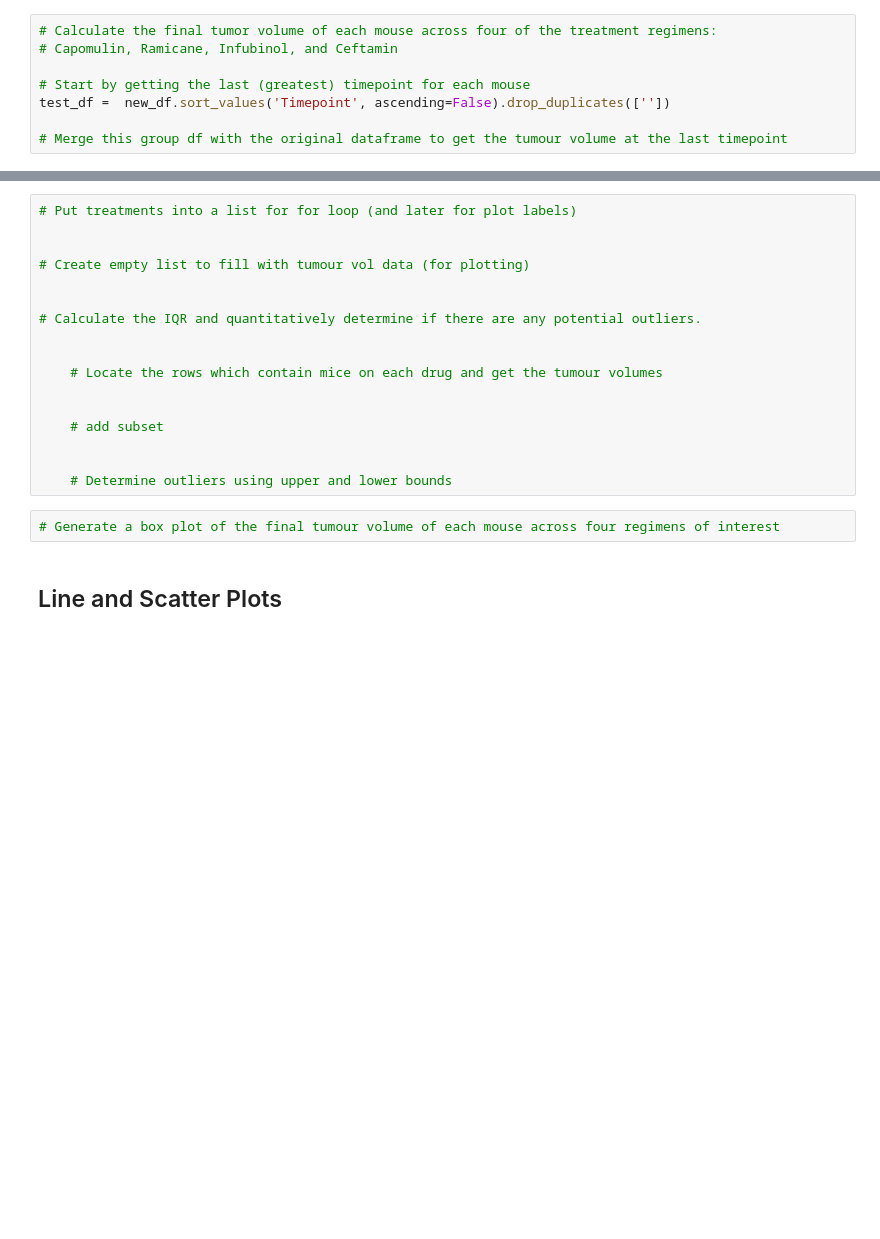
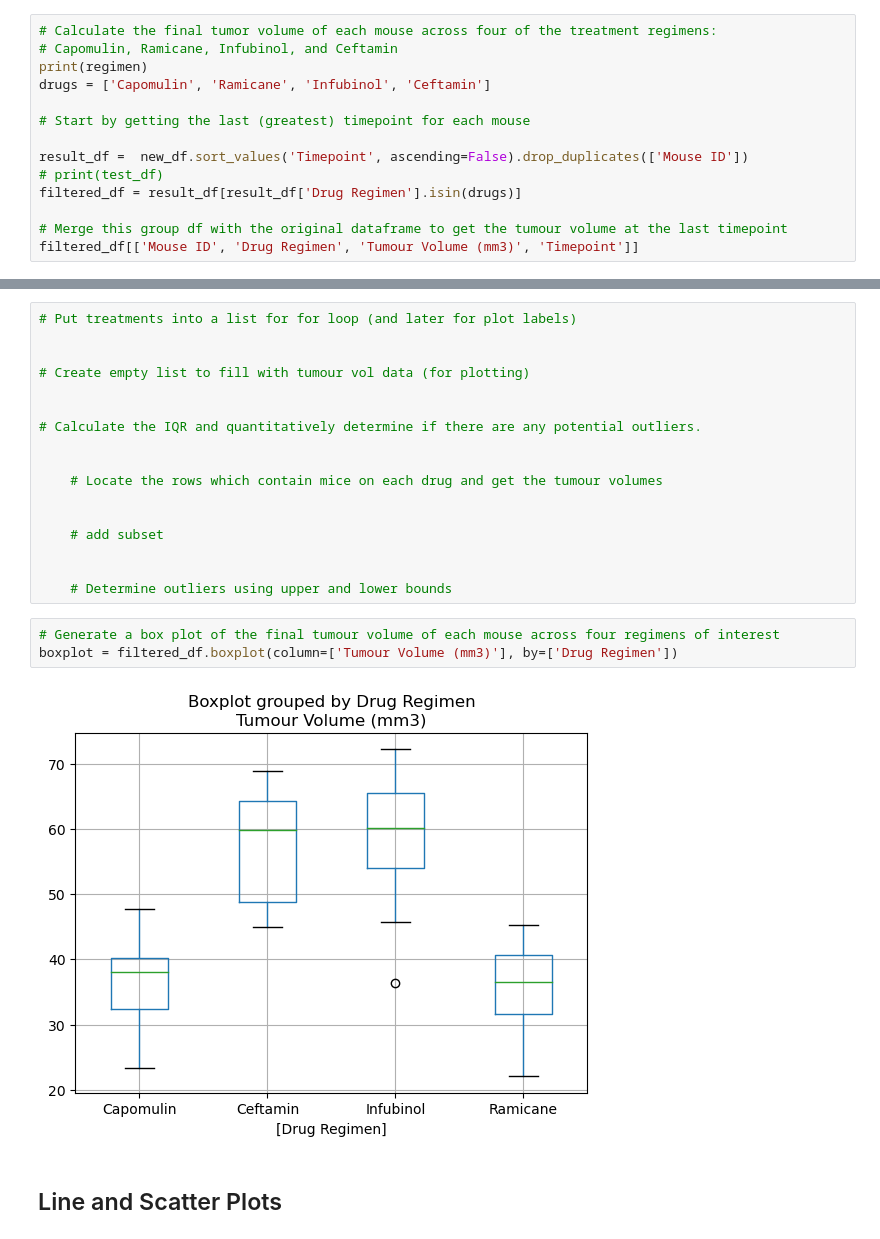
Before and after one commit to ricarojas/pymaceuticals, a Jupyter notebook: pymaceuticals_starter.ipynb, the cells around one changed output, grey strips where cells are left out. Saved outputs shown, nothing was run; the diff lists cells and outputs as text; blank space fills up the shorter version.

Commit message:
Boxplot and Outliers question

```diff
--- a/pymaceuticals_starter.ipynb
+++ b/pymaceuticals_starter.ipynb
@@ -293,9 +293,15 @@ plt.show()
 # %%
 # Calculate the final tumor volume of each mouse across four of the treatment regimens:
 # Capomulin, Ramicane, Infubinol, and Ceftamin
+print(regimen)
+drugs = ['Capomulin', 'Ramicane', 'Infubinol', 'Ceftamin']
 
 # Start by getting the last (greatest) timepoint for each mouse
-test_df =  new_df.sort_values('Timepoint', ascending=False).drop_duplicates([''])
+
+result_df =  new_df.sort_values('Timepoint', ascending=False).drop_duplicates(['Mouse ID'])
+# print(test_df)
+filtered_df = result_df[result_df['Drug Regimen'].isin(drugs)]
 
 # Merge this group df with the original dataframe to get the tumour volume at the last timepoint
+filtered_df[['Mouse ID', 'Drug Regimen', 'Tumour Volume (mm3)', 'Timepoint']]
 # %% [output]
@@ -319,6 +339,9 @@ test_df =  new_df.sort_values('Timepoint', ascending=False).drop_duplicates(['']
     # Determine outliers using upper and lower bounds
 # %%
 # Generate a box plot of the final tumour volume of each mouse across four regimens of interest
+boxplot = filtered_df.boxplot(column=['Tumour Volume (mm3)'], by=['Drug Regimen'])
+# %% [output]
+[figure, added]
 # %% [markdown]
 ## Line and Scatter Plots
 # %%
```
Also changed, not shown: parts of 1 cell of this notebook.
